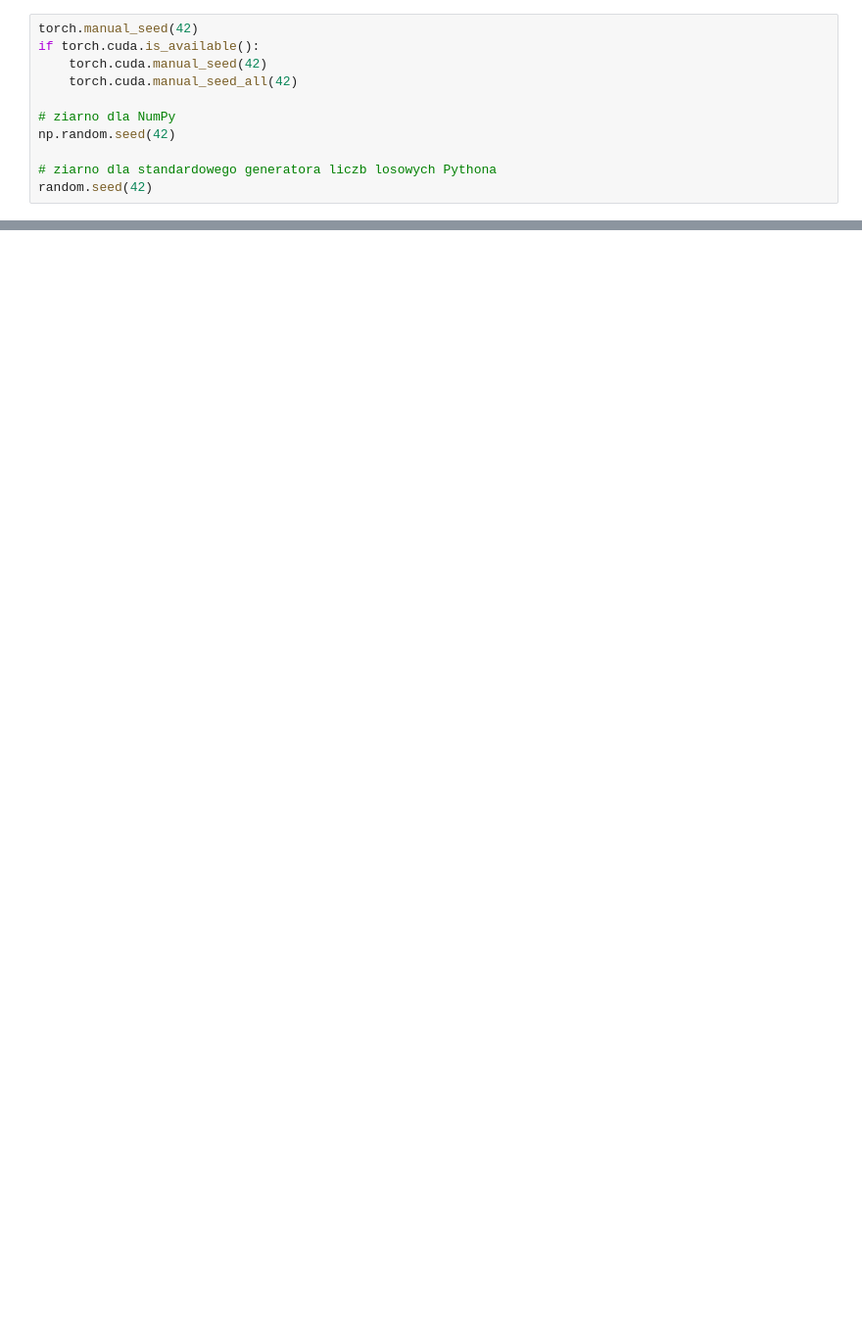
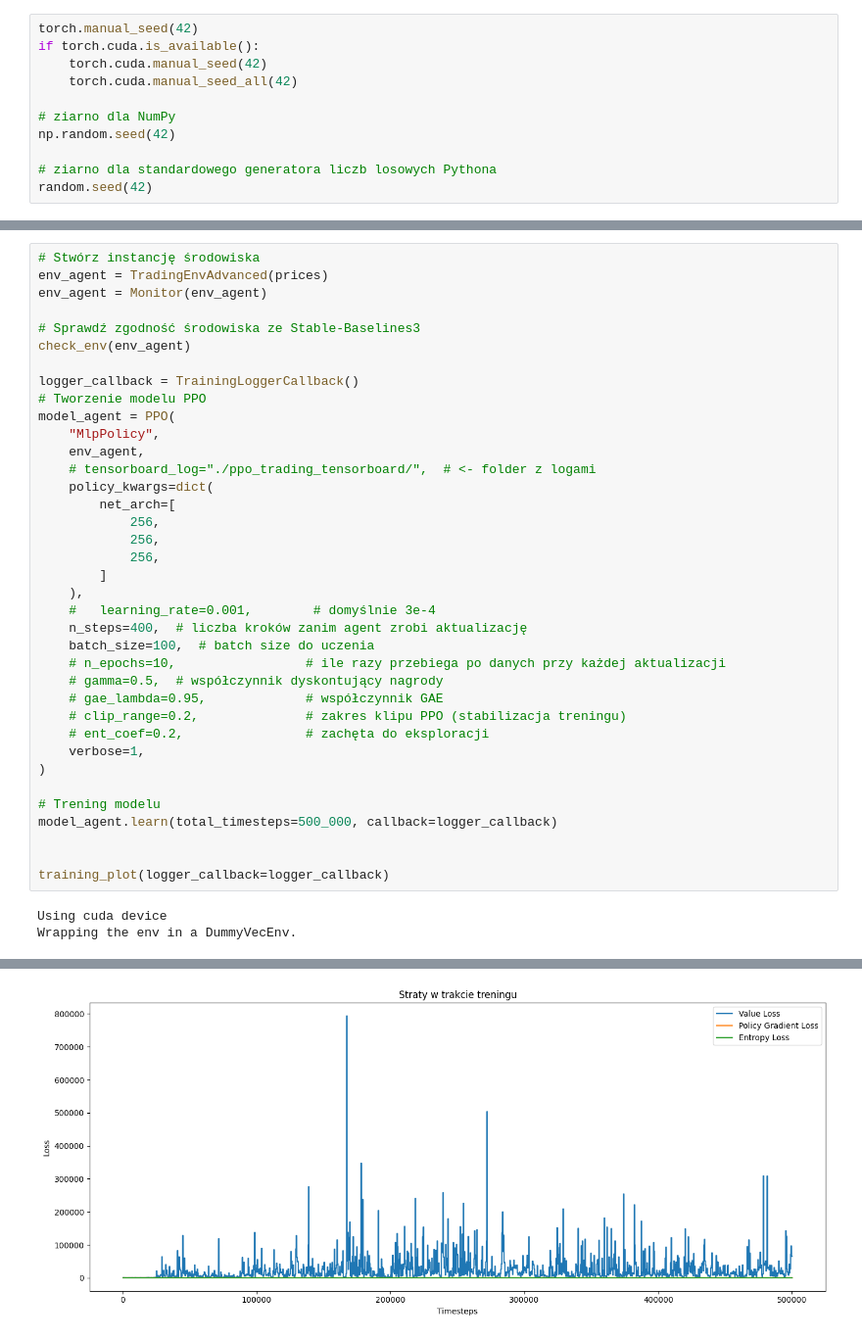
Before and after one commit to MateuszOrt/Forecasting, a Jupyter notebook: src/reinforcement_learning/notebook.ipynb, the cells around one changed output, grey strips where cells are left out. Shown at 98% size. Saved outputs shown, nothing was run; the diff lists cells and outputs as text; blank space fills up the shorter version.

```diff
--- a/src/reinforcement_learning/notebook.ipynb
+++ b/src/reinforcement_learning/notebook.ipynb
@@ -193,0 +180,40 @@ results_plot(env_predict=env_predict, prices=prices)
+# %%
+# Stwórz instancję środowiska
+env_agent = TradingEnvAdvanced(prices)
+env_agent = Monitor(env_agent)
+
+# Sprawdź zgodność środowiska ze Stable-Baselines3
+check_env(env_agent)
+
+logger_callback = TrainingLoggerCallback()
+# Tworzenie modelu PPO
+model_agent = PPO(
+    "MlpPolicy",
+    env_agent,
+    # tensorboard_log="./ppo_trading_tensorboard/",  # <- folder z logami
+    policy_kwargs=dict(
+        net_arch=[
+            256,
+            256,
+            256,
+        ]
+    ),
+    #   learning_rate=0.001,        # domyślnie 3e-4
+    n_steps=400,  # liczba kroków zanim agent zrobi aktualizację
+    batch_size=100,  # batch size do uczenia
+    # n_epochs=10,                 # ile razy przebiega po danych przy każdej aktualizacji
+    # gamma=0.5,  # współczynnik dyskontujący nagrody
+    # gae_lambda=0.95,             # współczynnik GAE
+    # clip_range=0.2,              # zakres klipu PPO (stabilizacja treningu)
+    # ent_coef=0.2,                # zachęta do eksploracji
+    verbose=1,
+)
+
+# Trening modelu
+model_agent.learn(total_timesteps=500_000, callback=logger_callback)
+
+
+training_plot(logger_callback=logger_callback)
+# %% [output]
+Using cuda device
+Wrapping the env in a DummyVecEnv.
@@ -193,0 +237 @@ results_plot(env_predict=env_predict, prices=prices)
+[figure, added]
```
Also changed, not shown: parts of 17 cells of this notebook, 5 other files.
